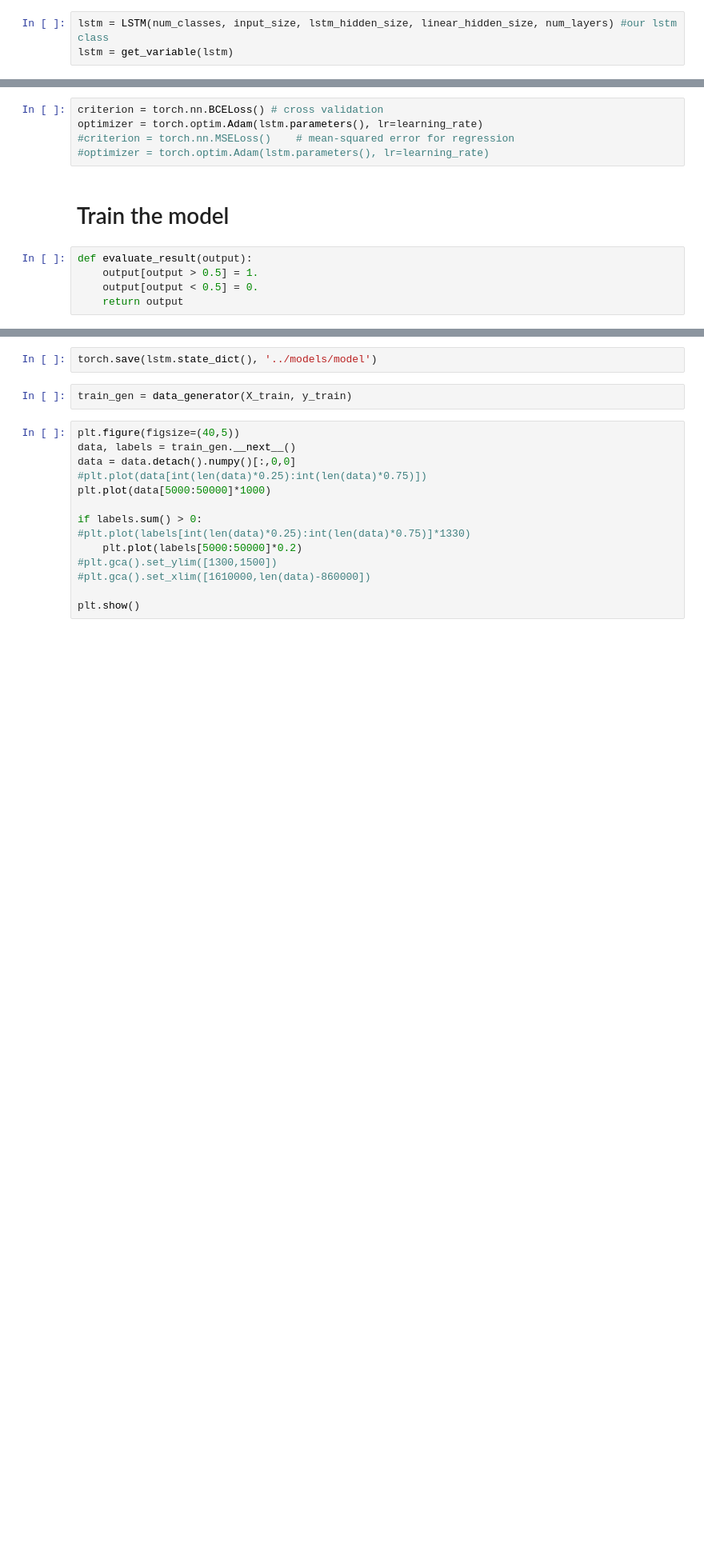
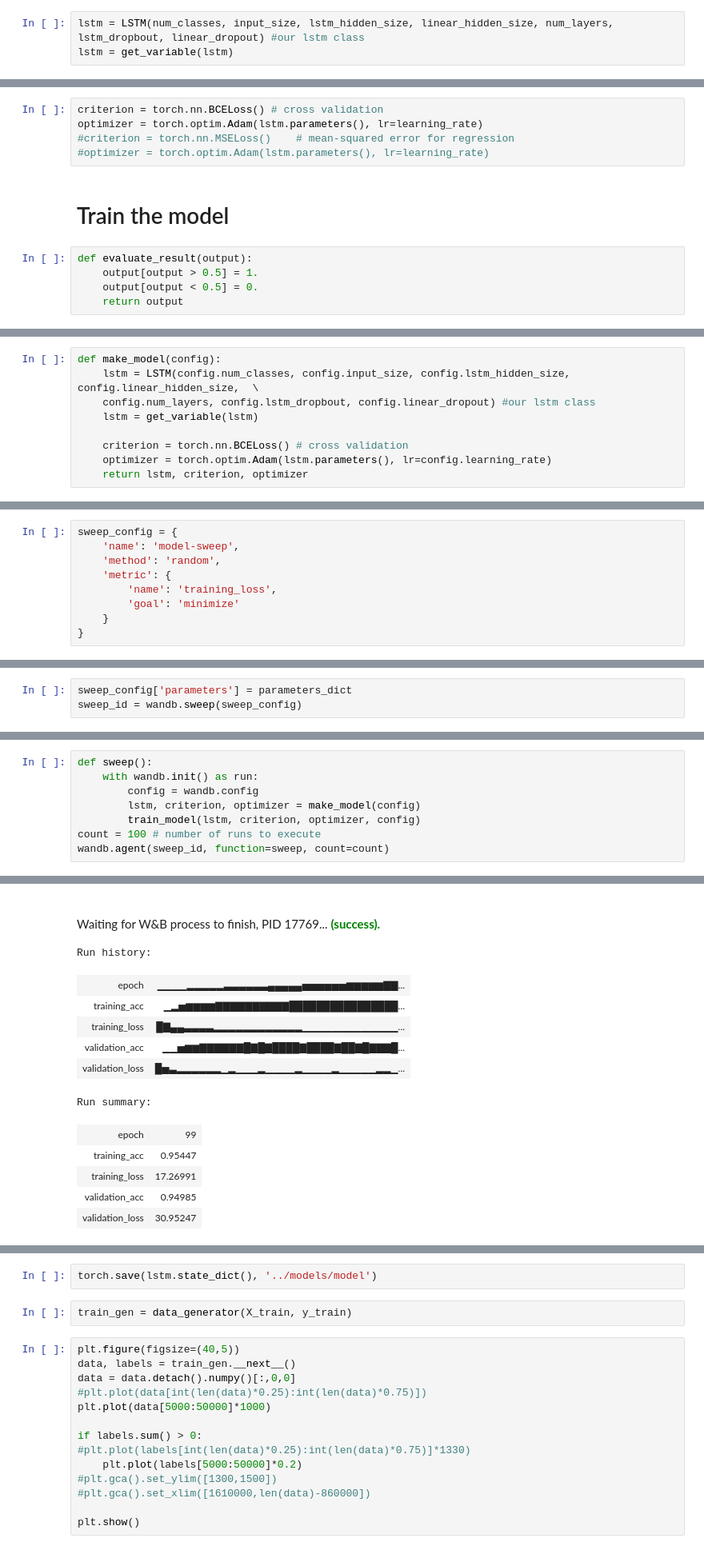
Before and after one commit to nikolajsheller/02456-2021-project, a Jupyter notebook: machine_learning/raw_data_lstm.ipynb, the cells around one changed output, grey strips where cells are left out. Shown: that part at 80% size. Saved outputs shown, nothing was run; the diff lists cells and outputs as text; blank space fills up the shorter version.

Commit message:
Training with wandb.

```diff
--- a/machine_learning/raw_data_lstm.ipynb
+++ b/machine_learning/raw_data_lstm.ipynb
@@ -101,7 +147,7 @@ no_files = 20 # no. data files
 # %% [markdown]
  ## Initialize
 # %%
-lstm = LSTM(num_classes, input_size, lstm_hidden_size, linear_hidden_size, num_layers) #our lstm class
+lstm = LSTM(num_classes, input_size, lstm_hidden_size, linear_hidden_size, num_layers, lstm_dropbout, linear_dropout) #our lstm class
 lstm = get_variable(lstm)
 # %% [markdown]
 ## Loss function and optimizer
@@ -120 +168,10 @@ def evaluate_result(output):
+# %%
+def make_model(config):
+    lstm = LSTM(config.num_classes, config.input_size, config.lstm_hidden_size, config.linear_hidden_size,  \
+    config.num_layers, config.lstm_dropbout, config.linear_dropout) #our lstm class
+    lstm = get_variable(lstm)
+
+    criterion = torch.nn.BCELoss() # cross validation
+    optimizer = torch.optim.Adam(lstm.parameters(), lr=config.learning_rate)
+    return lstm, criterion, optimizer
 # %%
@@ -210,0 +305,9 @@ for epoch in range(num_epochs):
+# %%
+sweep_config = {
+    'name': 'model-sweep',
+    'method': 'random',
+    'metric': {
+        'name': 'training_loss',
+        'goal': 'minimize'
+    }
+}
@@ -210,0 +353,3 @@ for epoch in range(num_epochs):
+# %%
+sweep_config['parameters'] = parameters_dict
+sweep_id = wandb.sweep(sweep_config)
@@ -210,0 +360,9 @@ for epoch in range(num_epochs):
+# %%
+def sweep():
+    with wandb.init() as run:
+        config = wandb.config
+        lstm, criterion, optimizer = make_model(config)
+        train_model(lstm, criterion, optimizer, config)
+count = 100 # number of runs to execute
+wandb.agent(sweep_id, function=sweep, count=count)
+# %% [output]
@@ -210,0 +390,13 @@ for epoch in range(num_epochs):
+Waiting for W&B process to finish, PID 17769... (success).
+Run history:
+| epoch | ▁▁▁▁▂▂▂▂▂▃▃▃▃▃▃▄▄▄▄▄▅▅▅▅▅▅▆▆▆▆▆▇▇... |
+| training_acc | ▁▂▅▆▆▆▆▇▇▇▇▇▇▇▇▇▇████████████████... |
+| training_loss | █▇▄▄▃▃▃▃▂▂▂▂▂▂▂▂▂▂▂▂▁▁▁▁▁▁▁▁▁▁▁▁▁... |
+| validation_acc | ▁▁▅▆▆▇▇▇▇▇▇█▇█▇████▇████▇██▇█▇▇▇█... |
+| validation_loss | █▅▃▂▂▂▂▂▂▁▂▁▁▁▂▁▁▁▁▂▁▁▁▁▂▁▁▁▁▁▂▂▁... |
+Run summary:
+| epoch | 99 |
+| training_acc | 0.95447 |
+| training_loss | 17.26991 |
+| validation_acc | 0.94985 |
+| validation_loss | 30.95247 |
```
Also changed, not shown: parts of 14 cells of this notebook.
